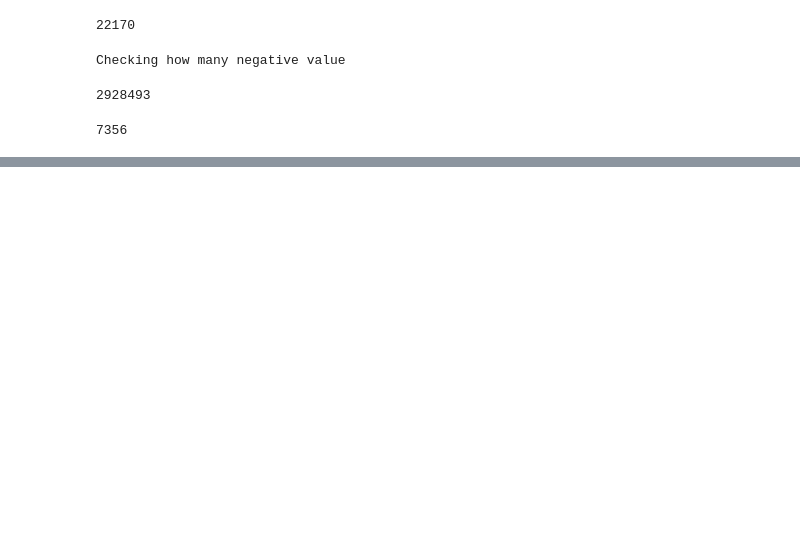
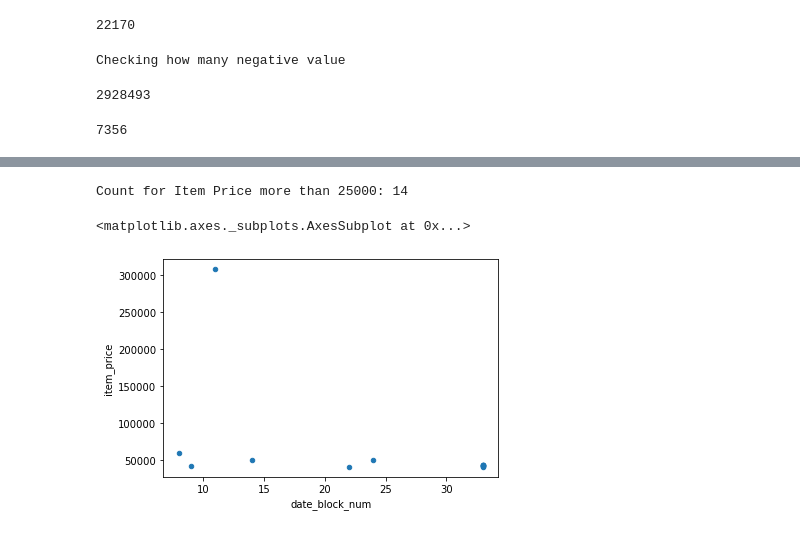
Before and after one commit to mingxiang1006/Predict_Futre_Sale, a Jupyter notebook: doc/data_exploration_cleaning.ipynb, the cells around one changed output, grey strips where cells are left out. Cells and saved outputs as stored; diff of their text form; code cells hidden in the pictures; blank space fills up the shorter version.

```diff
--- a/doc/data_exploration_cleaning.ipynb
+++ b/doc/data_exploration_cleaning.ipynb
@@ -168,0 +209,10 @@ plt.show()
+# %%
+train_more_25000 = train.loc[(train['item_price']>=40000)]
+
+print('Count for Item Price more than 25000: {}'.format(train_more_25000.shape[0]))
+
+train_more_25000.plot.scatter(x="date_block_num", y="item_price")
+# %% [output]
+Count for Item Price more than 25000: 14
+<matplotlib.axes._subplots.AxesSubplot at 0x...>
+[figure, added]
```
Also changed, not shown: parts of 10 cells of this notebook.
